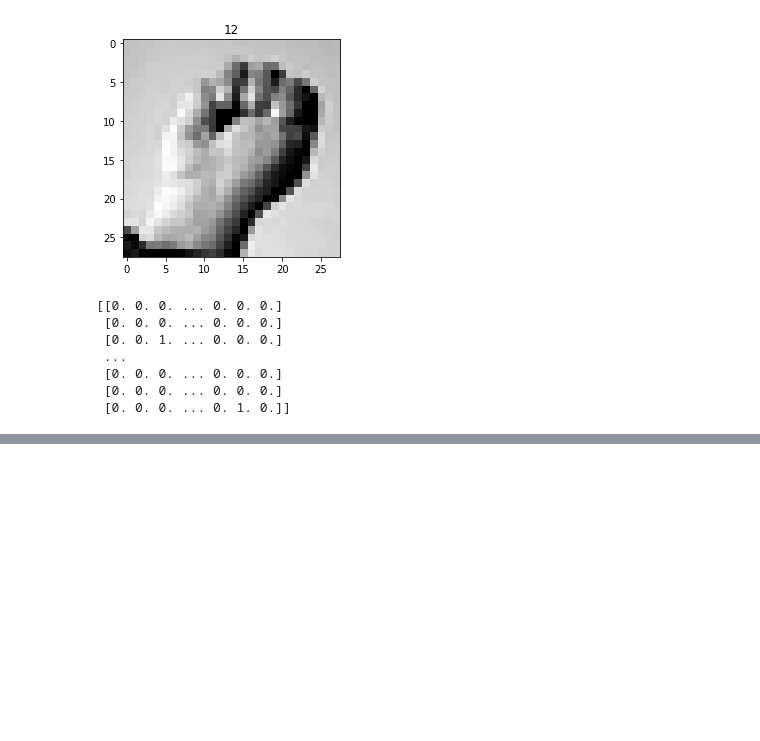
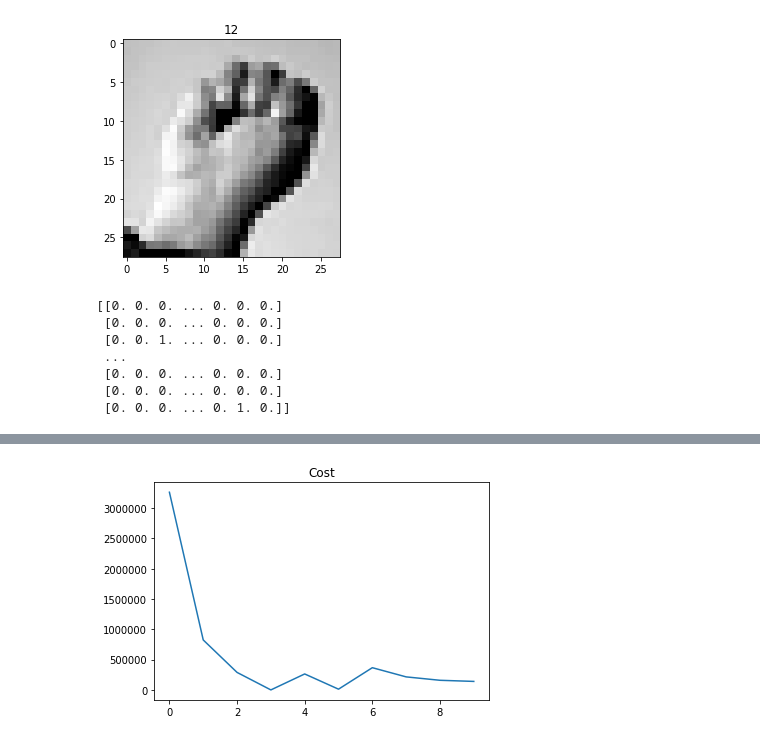
Before and after one commit to Catch-These-Signs/Sign-Language-Project, a Jupyter notebook: MLP.ipynb, the cells around one changed output, grey strips where cells are left out. Saved outputs shown, nothing was run; the diff lists cells and outputs as text; code cells hidden in the pictures; blank space fills up the shorter version.

Commit message:
finished training

```diff
--- a/MLP.ipynb
+++ b/MLP.ipynb
@@ -12,6 +15,8 @@ non-resource variables are not supported in the long term
 # %%
 # GET DATA
 os.chdir("C:/users/devon/documents/github/sign-language-project/project data/sign_mnist_train.csv")
-train = pd.read_csv("sign_mnist_train.csv")
+data = pd.read_csv("sign_mnist_train.csv")
+os.chdir("C:/users/devon/documents/github/sign-language-project/project data/sign_mnist_test.csv")
+testing = pd.read_csv("sign_mnist_test.csv")
 # %%
 # VIEW RAW DATA
@@ -141,4 +124,4 @@ optimizer = tf.train.AdamOptimizer(learning_rate = learning_rate)
 # %%
 # SET LOSS AND TRAINING OPTIMIZER
 loss_optimizer = tf.reduce_mean(tf.nn.softmax_cross_entropy_with_logits(logits = logits, labels = _y))
-training_optimizer = optimizer.minimize(loss_optimizer)
+train_optimizer = optimizer.minimize(loss_optimizer)
@@ -146,3 +137,9 @@ training_optimizer = optimizer.minimize(loss_optimizer)
 # SET PREDICTION AND ACCURACY
 correct_prediction = tf.equal(tf.argmax(logits, 1), tf.argmax(_y, 1))
 accuracy = tf.reduce_mean(tf.cast(correct_prediction, tf.float32))
+# %%
+# SET UP SESSION
+init = tf.global_variables_initializer()
+sess = tf.Session()
+sess.run(init)
+cost_hist, acc_hist = [], []
@@ -148,0 +155,16 @@ accuracy = tf.reduce_mean(tf.cast(correct_prediction, tf.float32))
+# %%
+# USE SESSION
+for epoch in range(1, epochs+1):
+    batch_x, batch_y = next_batch(batch_size, x, encode_y)
+    feed_dict = { _x : batch_x, _y : batch_y }
+    sess.run(train_optimizer, feed_dict)
+
+    if epoch % step == 0:
+        c, acc = sess.run([loss_optimizer, accuracy], feed_dict)
+        acc = acc*100
+        cost_hist.append(c)
+        acc_hist.append(acc)
+        print('Epoch ' + str(epoch) + ': Cost: ' + str(c) + ', Accuracy: ' + str(acc))
+W = sess.run(weights)
+B = sess.run(biases)
+print('Accuracy on train data: ' + str(sess.run(accuracy, feed_dict = { _x : x, _y : encode_y }) * 100) + ' %')
@@ -148,0 +192,6 @@ accuracy = tf.reduce_mean(tf.cast(correct_prediction, tf.float32))
+# %%
+plt.plot(list(range(len(cost_hist))), cost_hist)
+plt.title("Cost")
+plt.show()
+# %% [output]
+[figure, added]
```
Also changed, not shown: parts of 15 cells of this notebook, 1 other file.
